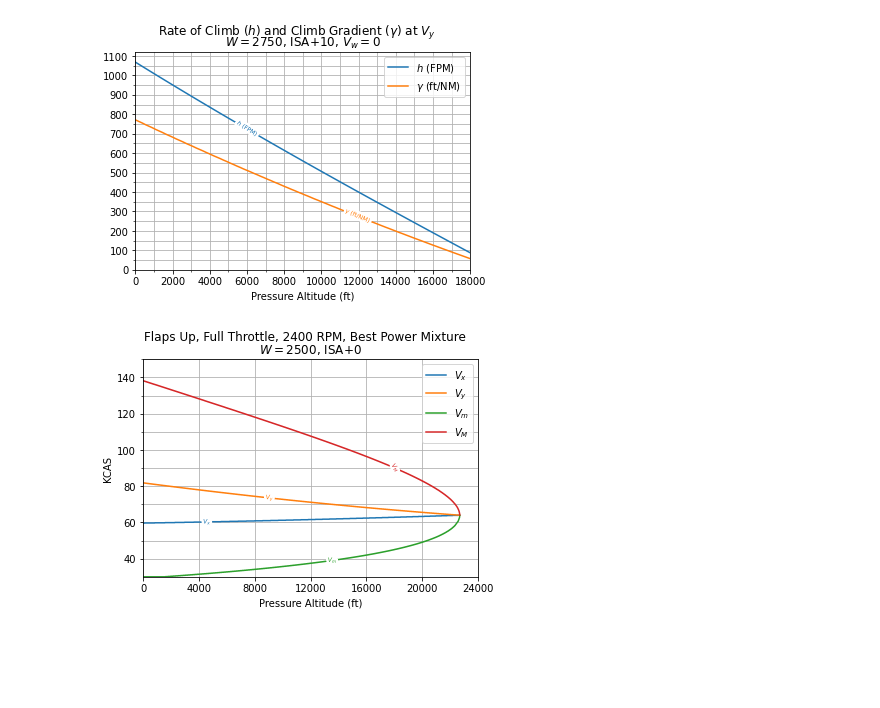
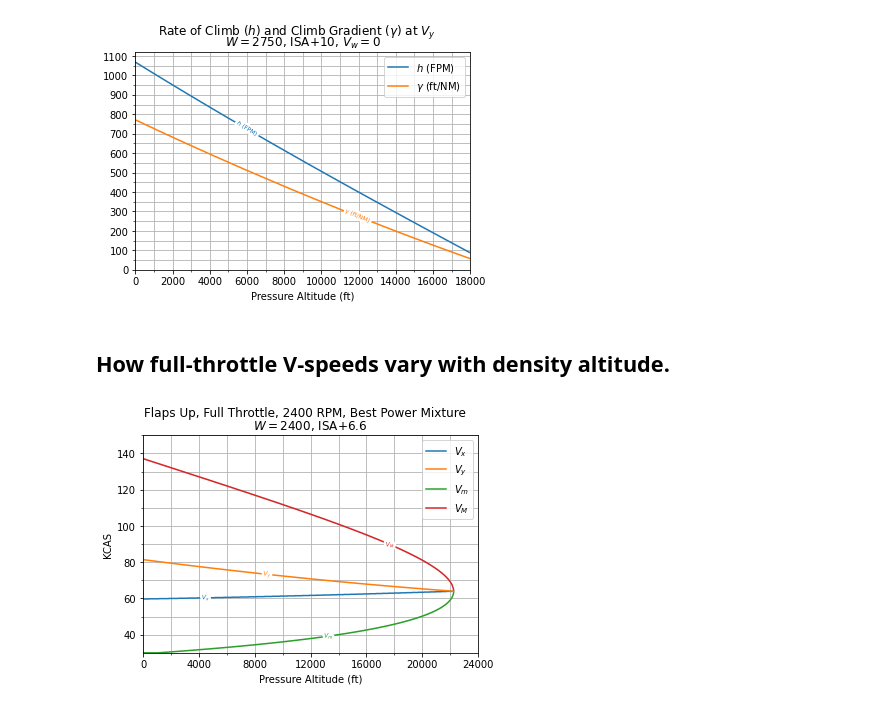
Before and after one commit to rbreslow/the-bootstrap-approach, a Jupyter notebook: the_bootstrap_approach.ipynb, the cells around one changed output. Drawn from its saved outputs; the diff is of its cells as text; code cells hidden in the pictures; blank space fills up the shorter version.

```diff
--- a/the_bootstrap_approach.ipynb
+++ b/the_bootstrap_approach.ipynb
@@ -375,8 +389,10 @@ enroute_climb_gradient_graph(2750, 10)
 [figure]
 [figure]
 [figure]
+# %% [markdown]
+## How full-throttle V-speeds vary with density altitude.
 # %%
-gross_aircraft_weight = 2500
+gross_aircraft_weight = 2400
 
 vx = []
 vy = []
@@ -385,14 +401,14 @@ max_level_flight_speed = []
 
 # Find me a way to clip at the intersection of the curves and this won't need to
 # be some arbitrary constant 😭.
-pressure_altitude = np.arange(0, 22700, 10)
+pressure_altitude = np.arange(0, 22260, 10)
 
 for i in pressure_altitude:
     operating_conditions = FullThrottleConditions(
         N51SW,
         2500,
         i,
-        59.0 - (i / 1000 * 3.5),
+        59.0 - (i / 1000 * 3.5) + 6.6,
         Mixture.BEST_POWER,
         2400,
     )
@@ -434,32 +450,34 @@ for i in pressure_altitude:
 fig, ax = plt.subplots()
 
 ax.plot(pressure_altitude, vx, label=r"$V_x$")
 ax.plot(pressure_altitude, vy, label=r"$V_y$")
 ax.plot(pressure_altitude, min_level_flight_speed, label=r"$V_m$")
 ax.plot(pressure_altitude, max_level_flight_speed, label=r"$V_M$")
 
 labelLines(plt.gca().get_lines(), zorder=2.5, fontsize=6)
 
 plt.suptitle(
     f"{N51SW.configuration}, Full Throttle, 2400 RPM, {Mixture.BEST_POWER.value} Mixture"
 )
 
 ax.set(
     xlabel="Pressure Altitude (ft)",
     ylabel="KCAS",
-    title=f"$W = {gross_aircraft_weight}$, ISA+0",
+    title=f"$W = {gross_aircraft_weight}$, ISA+6.6",
 )
 
 ax.grid(True, which="both")
 
 ax.xaxis.set_major_locator(MultipleLocator(4000))
+ax.xaxis.set_minor_locator(AutoMinorLocator(2))
 ax.yaxis.set_minor_locator(AutoMinorLocator(2))
 
 ax.set_xlim([0, 24000])
 ax.set_ylim([30, 150])
 
 plt.legend()
 
+plt.savefig('flight_envelope.jpg', format='jpg')
 plt.show()
 # %% [output]
-[figure, old version]
+[figure, new version]
```
Also changed, not shown: parts of 4 cells of this notebook, 1 other file.
